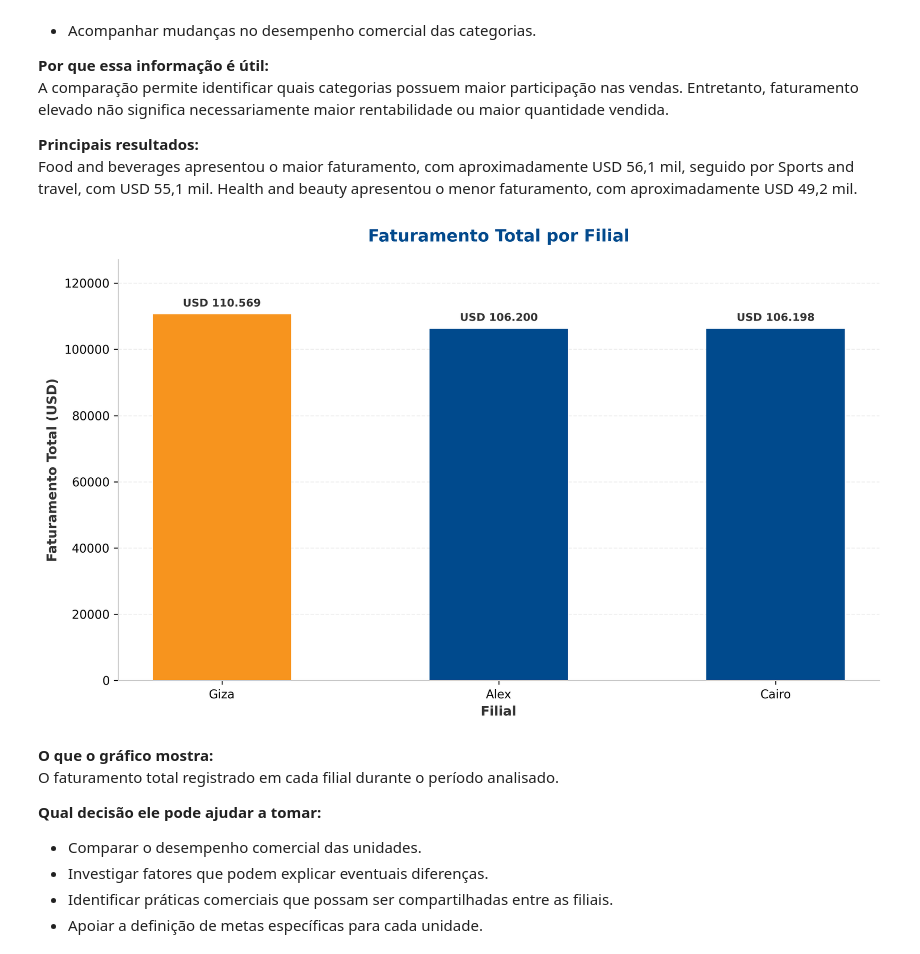
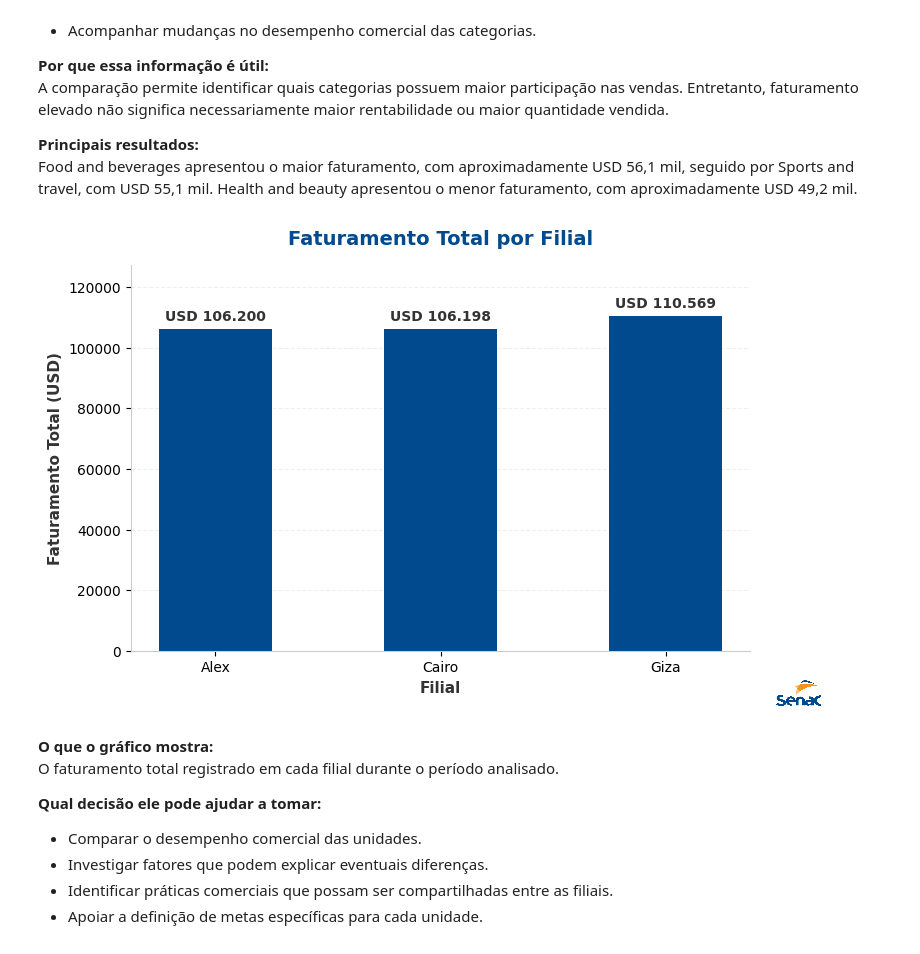
Before and after one commit to DNL139/pi_tec_BD_supermercado, a Jupyter notebook: pi_tec_BD_supermercado.ipynb, the cells around one changed output. Cells and saved outputs as stored; diff of their text form; code cells hidden in the pictures.

```diff
--- a/pi_tec_BD_supermercado.ipynb
+++ b/pi_tec_BD_supermercado.ipynb
@@ -50,0 +62,16 @@ df = pd.read_csv("/content/SuperMarket Analysis.csv")
+# %%
+# ==========================
+# 2. Carregamento da base
+# ==========================
+
+caminho_arquivo = (
+    "https://raw.githubusercontent.com/"
+    "DNL139/pi_tec_BD_supermercado/main/"
+    "dataset/SuperMarket%20Analysis.csv"
+)
+
+df = pd.read_csv(caminho_arquivo)
+
+print("Base carregada com sucesso!")
+print(f"Quantidade de registros: {df.shape[0]}")
+print(f"Quantidade de colunas: {df.shape[1]}")
@@ -455,84 +450,60 @@ A comparação permite identificar quais categorias possuem maior participação
 Food and beverages apresentou o maior faturamento, com aproximadamente USD 56,1 mil, seguido por Sports and travel, com USD 55,1 mil. Health and beauty apresentou o menor faturamento, com aproximadamente USD 49,2 mil.
 # %%
 # ==========================
-# 2. Faturamento por Filial
+# 2. Faturamento por filial
 # ==========================
 
-faturamento_filial = (
-    df.groupby("Branch")["Sales"].sum().sort_values(ascending=False)
-)
+faturamento_filial = df.groupby('Branch')['Sales'].sum()
 
-fig, ax = plt.subplots(figsize=(10, 6), dpi=300)
+fig, ax = plt.subplots(figsize=(8, 5))
 
-cores = [LARANJA_SENAC] + [AZUL_SENAC] * (len(faturamento_filial) - 1)
+bars = ax.bar(faturamento_filial.index, faturamento_filial.values, color=AZUL_SENAC, width=0.5)
 
-bars = ax.bar(
-    faturamento_filial.index,
-    faturamento_filial.values,
-    color=cores,
-    width=0.5,
-)
-
-ax.set_title(
-    "Faturamento Total por Filial",
-    fontsize=14,
-    pad=15,
-    color=AZUL_SENAC,
-    fontweight="bold",
-)
-ax.set_ylabel(
-    "Faturamento Total (USD)", fontsize=11, color="#333333", fontweight="bold"
-)
-ax.set_xlabel("Filial", fontsize=11, color="#333333", fontweight="bold")
-
-plt.xticks(rotation=0, fontsize=10)
+ax.set_title('Faturamento Total por Filial', fontsize=14, pad=15, color=AZUL_SENAC, fontweight='bold')
+ax.set_xlabel('Filial', fontsize=11, color='#333333', fontweight='bold')
+ax.set_ylabel('Faturamento Total (USD)', fontsize=11, color='#333333', fontweight='bold')
 
 for bar in bars:
     height = bar.get_height()
     ax.text(
         bar.get_x() + bar.get_width() / 2,
         height + (max(faturamento_filial.values) * 0.015),
-        f"USD {height:,.0f}".replace(",", "."),
-        ha="center",
-        va="bottom",
-        fontsize=9,
-        fontweight="bold",
-        color="#333333",
+        f'USD {height:,.0f}'.replace(',', '.'),
+        ha='center',
+        va='bottom',
+        fontsize=10,
+        fontweight='bold',
+        color='#333333'
     )
 
 ax.set_ylim(0, max(faturamento_filial.values) * 1.15)
-ax.grid(axis="y", linestyle="--", alpha=0.3, color="#cccccc")
+ax.grid(axis='y', linestyle='--', alpha=0.3, color='#cccccc')
 ax.set_axisbelow(True)
 
-ax.spines["top"].set_visible(False)
-ax.spines["right"].set_visible(False)
-ax.spines["left"].set_color("#cccccc")
-ax.spines["bottom"].set_color("#cccccc")
+ax.spines['top'].set_visible(False)
+ax.spines['right'].set_visible(False)
+ax.spines['left'].set_color('#cccccc')
+ax.spines['bottom'].set_color('#cccccc')
 
-caminho_logo = "logo_senac.png"
+caminho_logo = 'logo_senac.png'
 
 try:
     img_logo = Image.open(caminho_logo)
-
-    largura_alvo = 120
-    proporcao = largura_alvo / float(img_logo.size[0])
-    altura_alvo = int((float(img_logo.size[1]) * float(proporcao)))
-    img_logo_resized = img_logo.resize(
-        (largura_alvo, altura_alvo), Image.Resampling.LANCZOS
-    )
-
-    imagebox = OffsetImage(img_logo_resized, zoom=0.5, resample=True)
+    imagebox = OffsetImage(img_logo, zoom=0.08)
     ab = AnnotationBbox(
-        imagebox, (0.95, 0.05), xycoords="figure fraction", frameon=False
+        imagebox,
+        (0.95, 0.05),
+        xycoords='figure fraction',
+        frameon=False
     )
     ax.add_artist(ab)
 except FileNotFoundError:
     pass
 
 plt.tight_layout()
 plt.show()
 # %% [output]
-[figure, old version]
+[figure, new version]
 # %% [markdown]
 **O que o gráfico mostra:**
 O faturamento total registrado em cada filial durante o período analisado.
```
Also changed, not shown: parts of 17 cells of this notebook.
